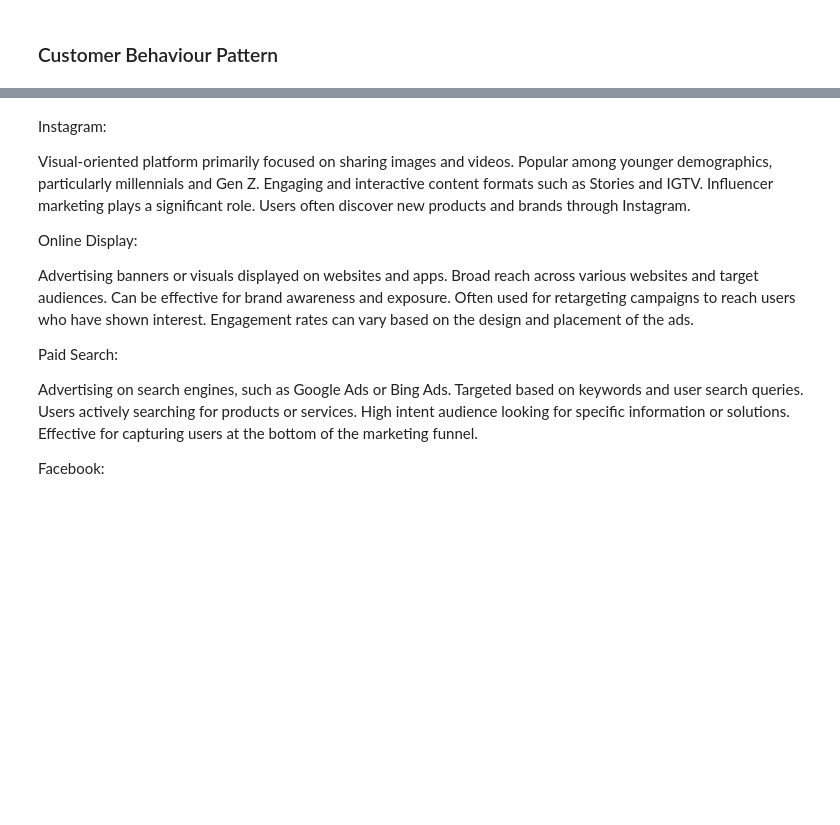
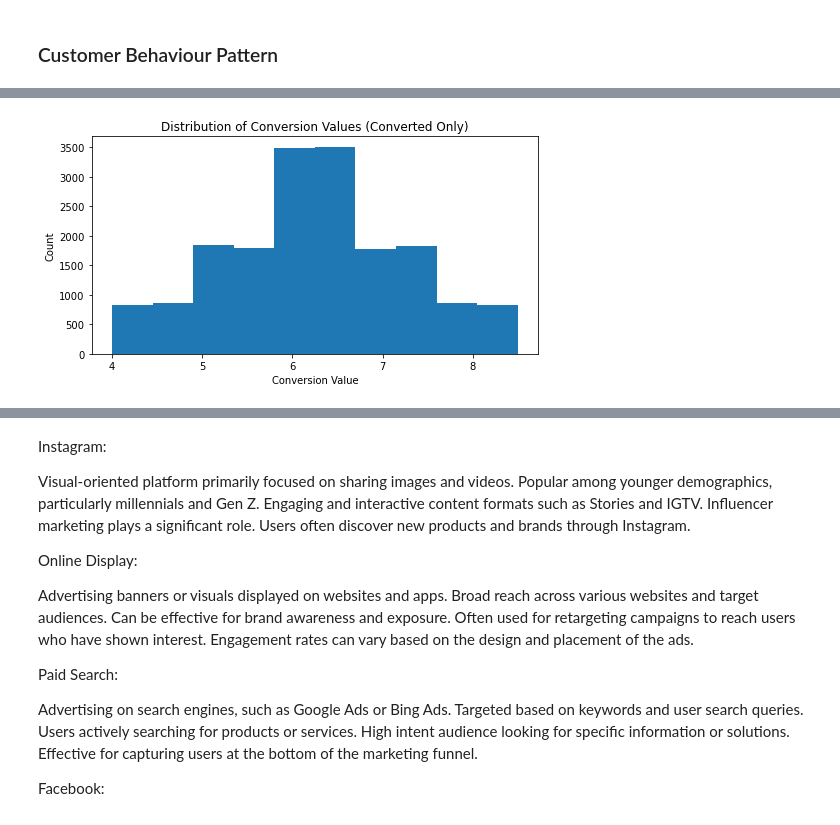
Before and after one commit to miji-lee-kr/marketing_attribution, a Jupyter notebook: Marketing_Mix_Modeling.ipynb, the cells around one changed output, grey strips where cells are left out. Drawn from its saved outputs; the diff is of its cells as text; code cells hidden in the pictures; blank space fills up the shorter version.

```diff
--- a/Marketing_Mix_Modeling.ipynb
+++ b/Marketing_Mix_Modeling.ipynb
@@ -101,0 +142,15 @@ df.head()
+# %%
+# What is the range and distribution of conversion values?
+
+conversion_data = df[df['conversion'] == 1]
+plt.figure(figsize=(8, 4))
+plt.hist(conversion_data['conversion_value'], bins=10)
+plt.xlabel('Conversion Value')
+plt.ylabel('Count')
+plt.title('Distribution of Conversion Values (Converted Only)')
+plt.show()
+
+
+# 전환한 것들은 보통 6-7유로 사용. 아웃라이어는 없어보임
+# %% [output]
+[figure, added]
```
Also changed, not shown: parts of 8 cells of this notebook.
